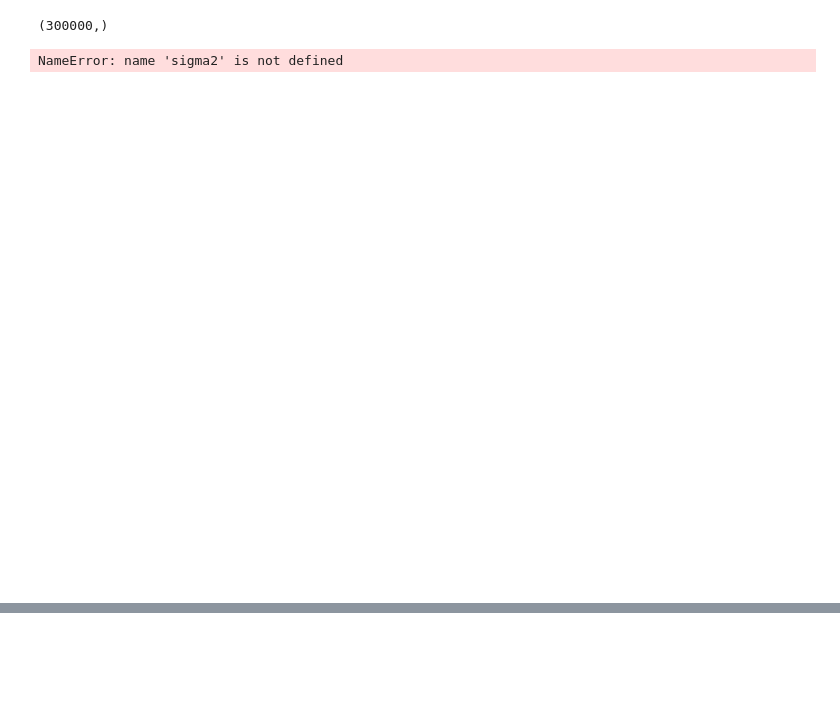
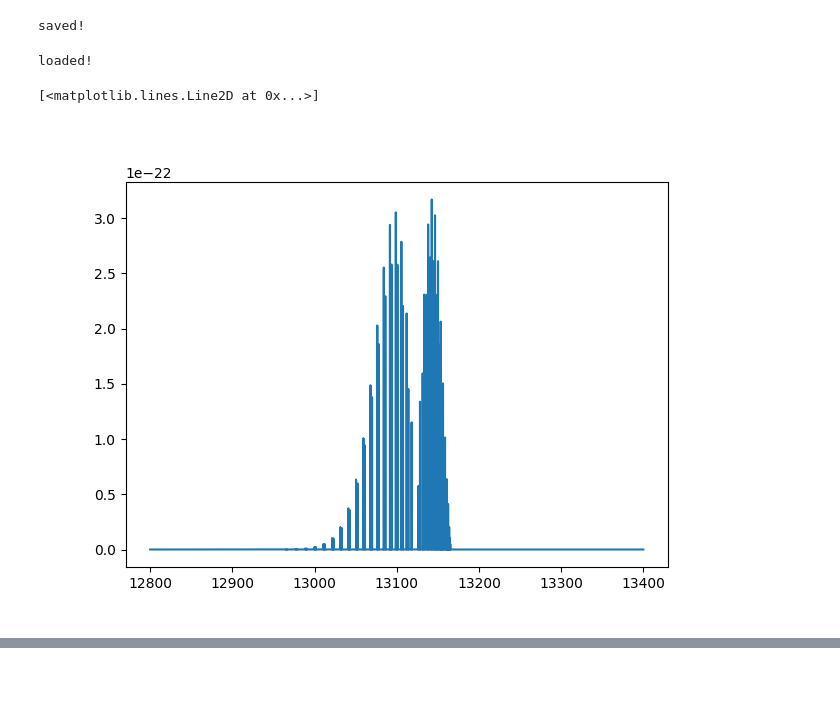
Before and after one commit to innosat-mats/MATS-analysis, a Jupyter notebook: Bjorn/retrieval/Abandabscorr_edit.ipynb, the cells around one changed output, grey strips where cells are left out. Saved outputs shown, nothing was run; the diff lists cells and outputs as text; code cells hidden in the pictures.

```diff
--- a/Bjorn/retrieval/Abandabscorr_edit.ipynb
+++ b/Bjorn/retrieval/Abandabscorr_edit.ipynb
@@ -139,16 +98,25 @@ layer number = 147
 layer number = 148
 layer number = 149
 # %%
-np.save('o2AbandsigmaDec0N0-150', sigma)
-np.save('o2AbandemissionDec0N0-150', emission)
+#np.save('o2AbandsigmaDec0N0-150', sigma)
+#np.save('o2AbandemissionDec0N0-150', emission)
+
+np.save('o2AbandsigmaFeb0N0-150', sigma)
+np.save('o2AbandemissionFeb0N0-150', emission)
+
+print('saved!')
+# %% [output]
+saved!
 # %%
+#sigma = np.load('o2AbandsigmaDec0N0-150.npy')
+#emission = np.load('o2AbandemissionDec0N0-150.npy')
 
-sigma = np.load('o2AbandsigmaDec0N0-150.npy')
-emission = np.load('o2AbandemissionDec0N0-150.npy')
+sigma = np.load('o2AbandsigmaFeb0N0-150.npy')
+emission = np.load('o2AbandemissionFeb0N0-150.npy')
+
+print('loaded!')
+# %% [output]
+loaded!
-# %%
-grid.shape
-# %% [output]
-(300000,)
 # %%
 @jit(nopython=True, cache=True)
 def path_z(z_top, z_t, sol_zen, nsteps):
@@ -165,11 +133,11 @@ def path_z(z_top, z_t, sol_zen, nsteps):
     return (z_step, step)
 # %%
 plt.figure()
-plt.plot(grid[45500:46500],sigma[50, 45500:46500].T,grid[45500:46500],sigma2[50, 45500:46500].T)
-#plt.plot(grid,sigma[50,:])
+#plt.plot(grid[45500:46500],sigma[50, 45500:46500].T,grid[45500:46500],sigma2[50, 45500:46500].T)
+plt.plot(grid,sigma[50,:])
 # %% [output]
-NameError: name 'sigma2' is not defined
+[<matplotlib.lines.Line2D at 0x...>]
-[figure, old version]
+[figure, new version]
 # %%
 deltaz = np.diff(z).mean()
 for i in range(emission.shape[0]):
```
Also changed, not shown: parts of 52 cells of this notebook, 2 other files.
